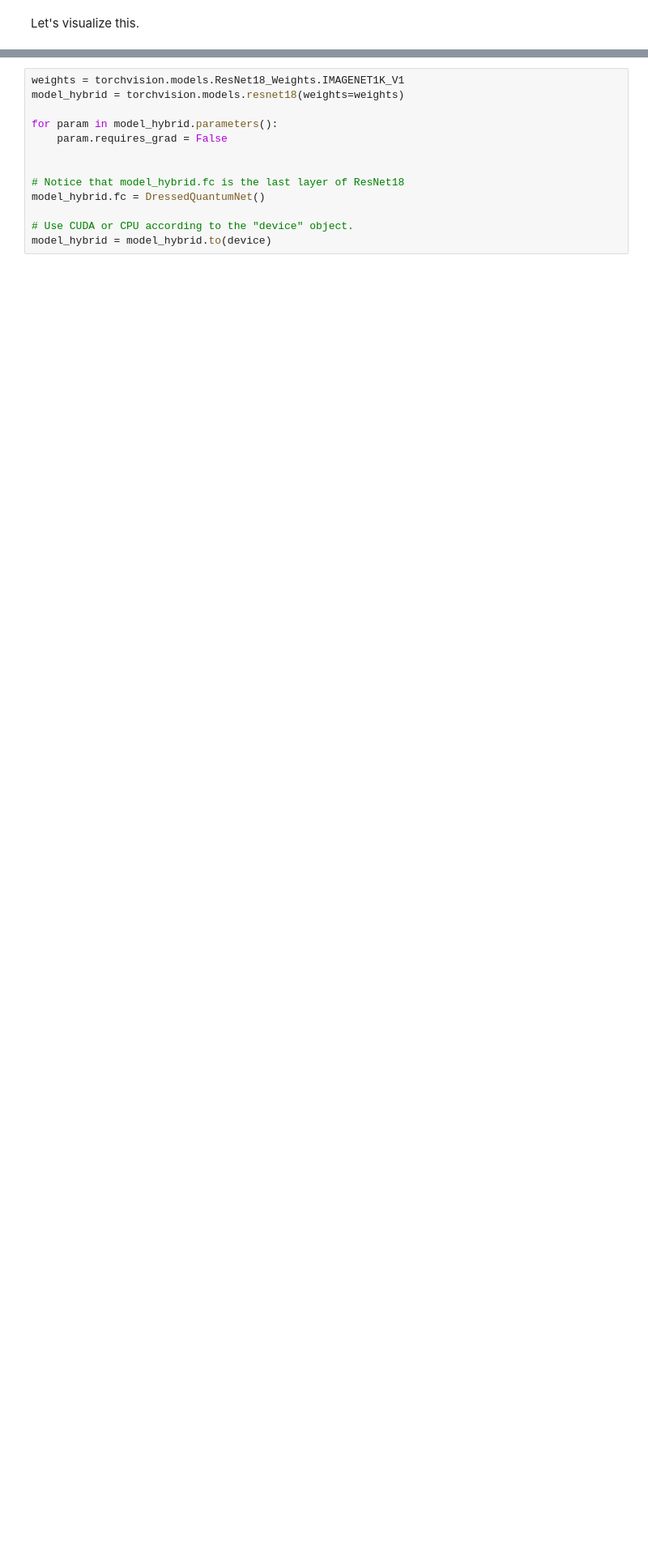
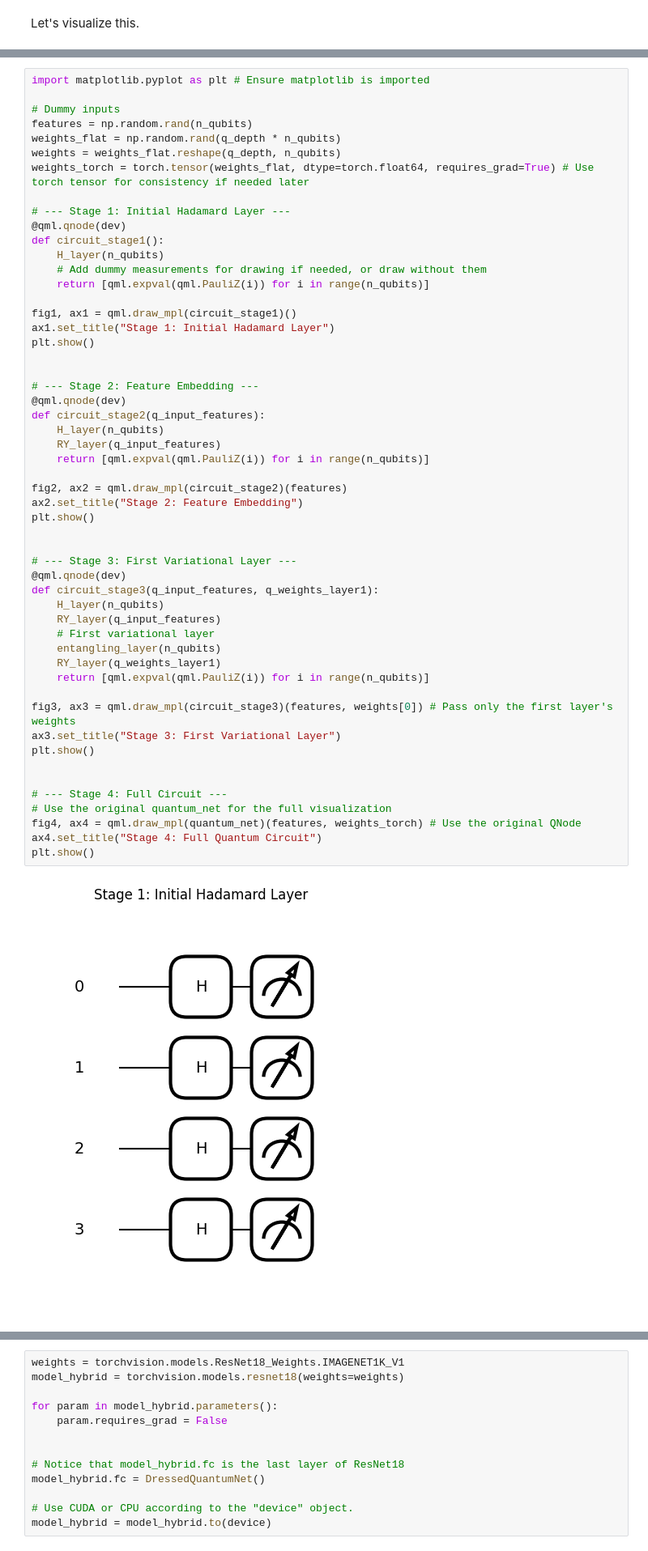
Before and after one commit to DoQuantum/quantum-transfer-learning, a Jupyter notebook: quantum-transfer-learning/2025-spring-umd/notebook.ipynb, the cells around one changed output, grey strips where cells are left out. Shown: that part at 81% size. Saved outputs shown, nothing was run; the diff lists cells and outputs as text; blank space fills up the shorter version.

Commit message:
added more images

```diff
--- a/quantum-transfer-learning/2025-spring-umd/notebook.ipynb
+++ b/quantum-transfer-learning/2025-spring-umd/notebook.ipynb
@@ -317,0 +318,55 @@ Quantum Circuit - Initial State (Only |+> state prepared):
+# %%
+import matplotlib.pyplot as plt # Ensure matplotlib is imported
+
+# Dummy inputs
+features = np.random.rand(n_qubits)
+weights_flat = np.random.rand(q_depth * n_qubits)
+weights = weights_flat.reshape(q_depth, n_qubits)
+weights_torch = torch.tensor(weights_flat, dtype=torch.float64, requires_grad=True) # Use torch tensor for consistency if needed later
+
+# --- Stage 1: Initial Hadamard Layer ---
+@qml.qnode(dev)
+def circuit_stage1():
+    H_layer(n_qubits)
+    # Add dummy measurements for drawing if needed, or draw without them
+    return [qml.expval(qml.PauliZ(i)) for i in range(n_qubits)]
+
+fig1, ax1 = qml.draw_mpl(circuit_stage1)()
+ax1.set_title("Stage 1: Initial Hadamard Layer")
+plt.show()
+
+
+# --- Stage 2: Feature Embedding ---
+@qml.qnode(dev)
+def circuit_stage2(q_input_features):
+    H_layer(n_qubits)
+    RY_layer(q_input_features)
+    return [qml.expval(qml.PauliZ(i)) for i in range(n_qubits)]
+
+fig2, ax2 = qml.draw_mpl(circuit_stage2)(features)
+ax2.set_title("Stage 2: Feature Embedding")
+plt.show()
+
+
+# --- Stage 3: First Variational Layer ---
+@qml.qnode(dev)
+def circuit_stage3(q_input_features, q_weights_layer1):
+    H_layer(n_qubits)
+    RY_layer(q_input_features)
+    # First variational layer
+    entangling_layer(n_qubits)
+    RY_layer(q_weights_layer1)
+    return [qml.expval(qml.PauliZ(i)) for i in range(n_qubits)]
+
+fig3, ax3 = qml.draw_mpl(circuit_stage3)(features, weights[0]) # Pass only the first layer's weights
+ax3.set_title("Stage 3: First Variational Layer")
+plt.show()
+
+
+# --- Stage 4: Full Circuit ---
+# Use the original quantum_net for the full visualization
+fig4, ax4 = qml.draw_mpl(quantum_net)(features, weights_torch) # Use the original QNode
+ax4.set_title("Stage 4: Full Quantum Circuit")
+plt.show()
+# %% [output]
+[figure, added]
```
Also changed, not shown: parts of 2 cells of this notebook.
